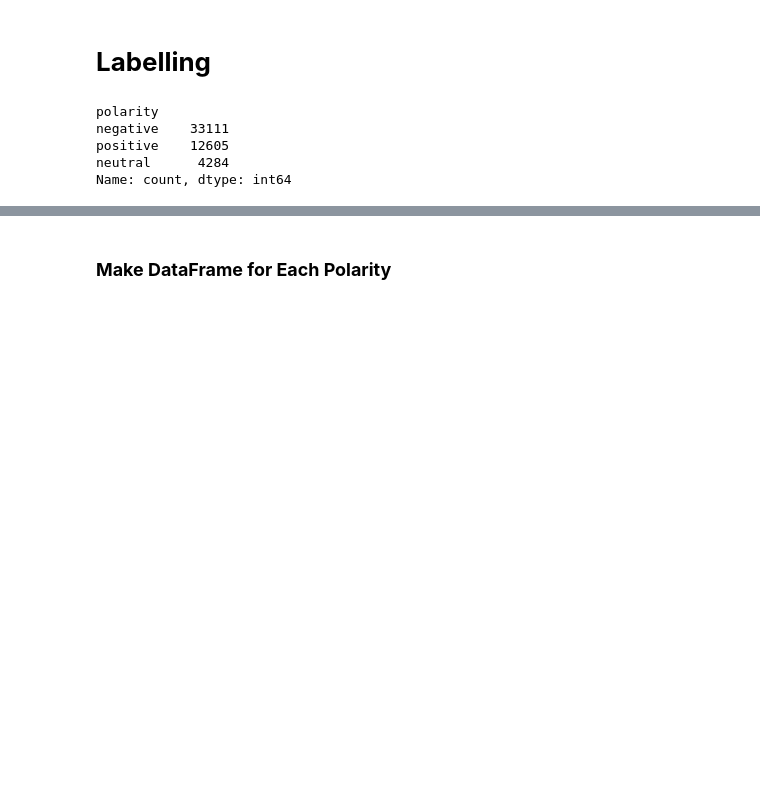
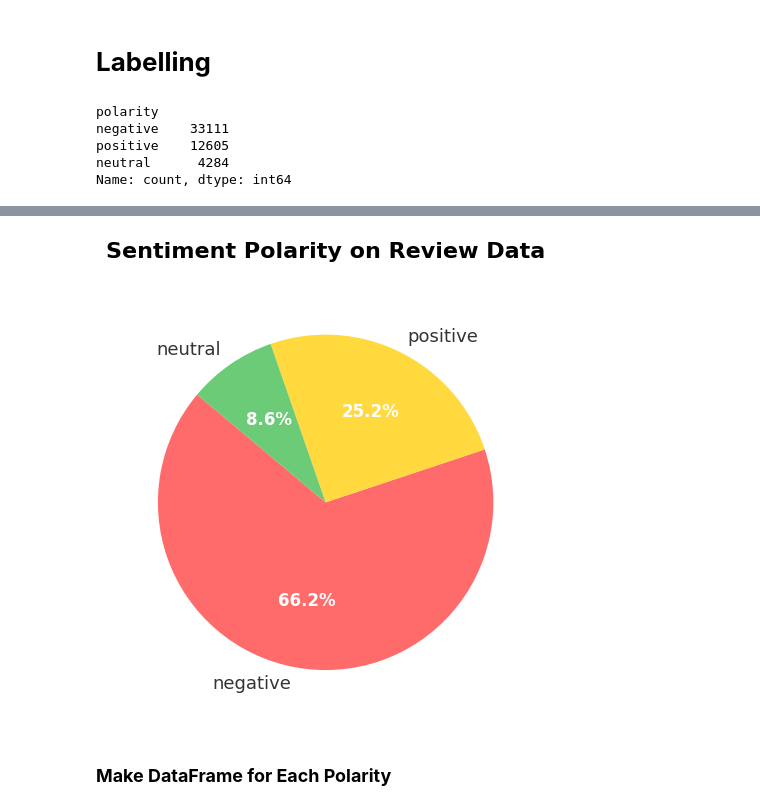
Before and after one commit to laventilizz/analisis_sentimen_app, a Jupyter notebook: sentiment_analysis.ipynb, the cells around one changed output, grey strips where cells are left out. Saved outputs shown, nothing was run; the diff lists cells and outputs as text; code cells hidden in the pictures; blank space fills up the shorter version.

```diff
--- a/sentiment_analysis.ipynb
+++ b/sentiment_analysis.ipynb
@@ -302,3 +266,32 @@ plt.show()
+# %%
+import matplotlib.pyplot as plt
+
+sizes = reviews['polarity'].value_counts().values
+labels = reviews['polarity'].value_counts().index
+
+colors = ['#FF6B6B', '#FFD93D', '#6BCB77']
+
+fig, ax = plt.subplots(figsize=(5, 5))
+wedges, texts, autotexts = ax.pie(
+    sizes,
+    labels=labels,
+    autopct='%1.1f%%',
+    startangle=140,
+    colors=colors,
+    textprops={'fontsize': 13, 'color': '#333'}
+)
+
+for autotext in autotexts:
+    autotext.set_color('white')
+    autotext.set_fontweight('bold')
+    autotext.set_fontsize(12)
+
+ax.set_title('Sentiment Polarity on Review Data', fontsize=16, fontweight='bold', pad=25)
+
+plt.tight_layout()
+plt.show()
+# %% [output]
+[figure, added]
 # %% [markdown]
 ### **Make DataFrame for Each Polarity**
 # %%
```
Also changed, not shown: parts of 24 cells of this notebook.
